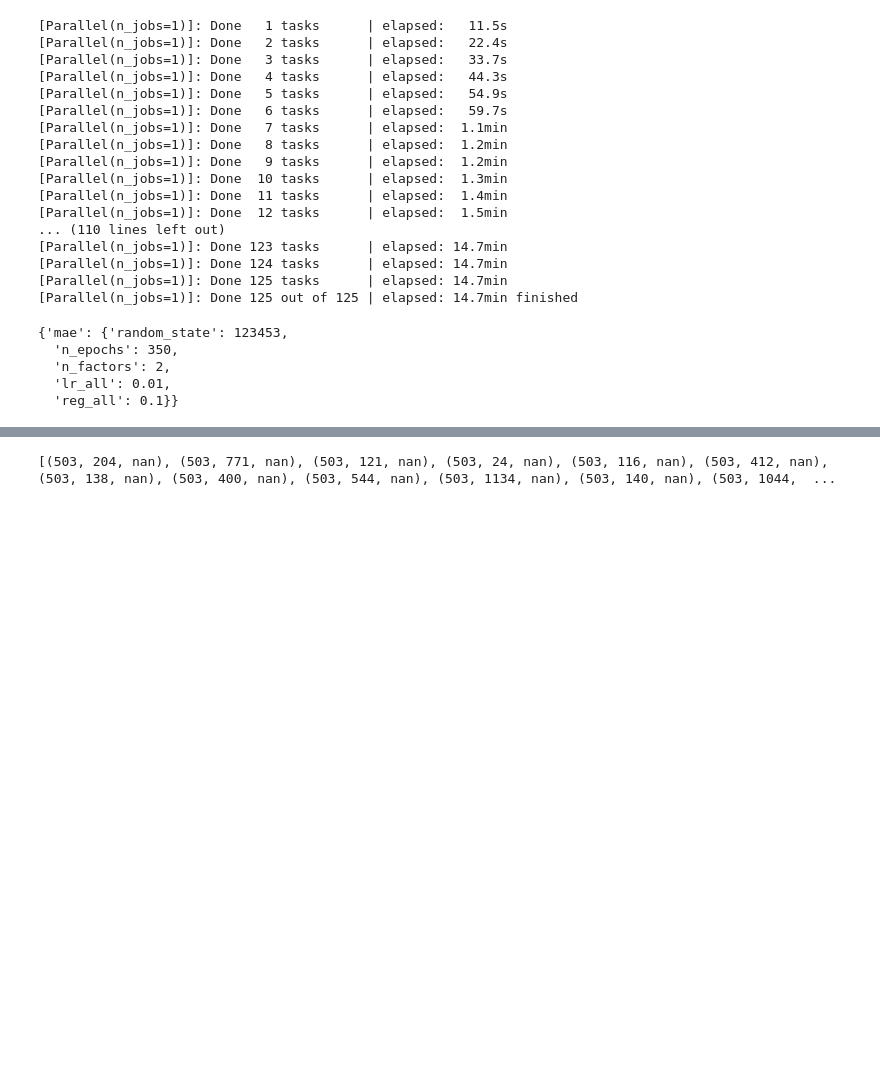
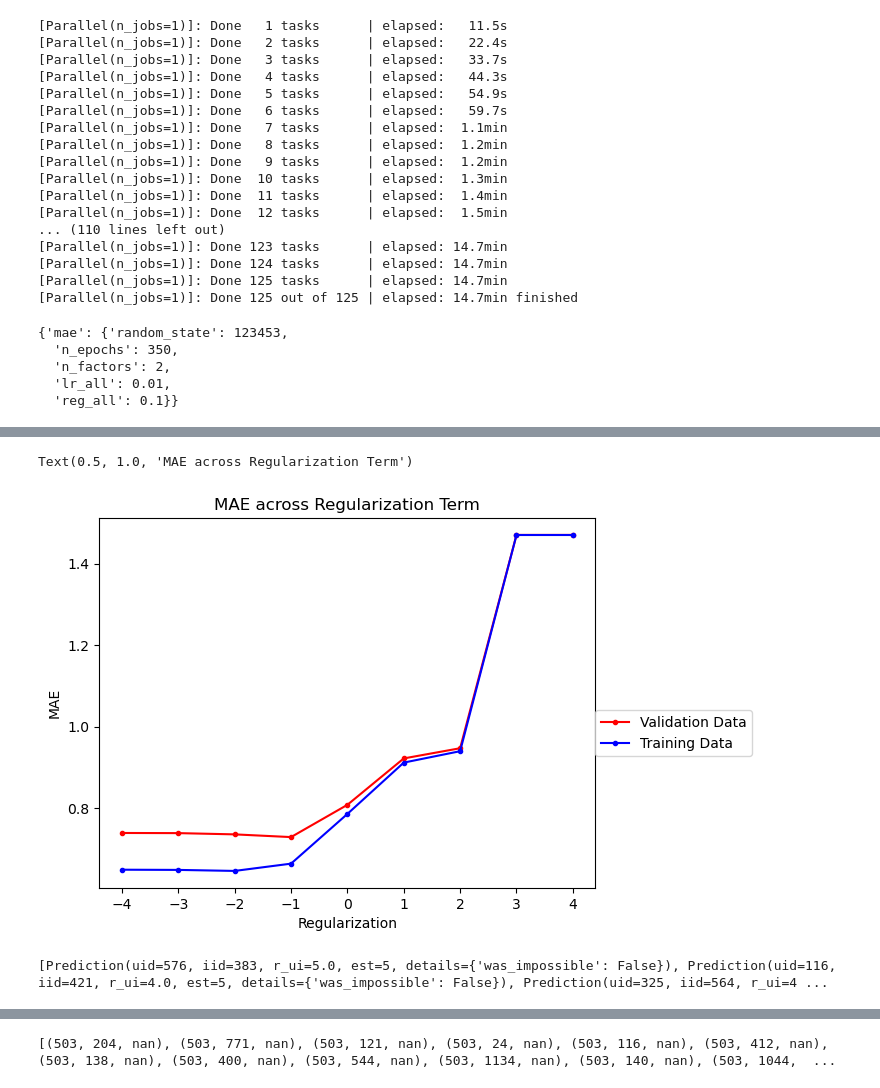
Before and after one commit to davidshapiro13/ML-ProjectB-November2025, a Jupyter notebook: part2 jupiter.ipynb, the cells around one changed output, grey strips where cells are left out. Drawn from its saved outputs; the diff is of its cells as text; code cells hidden in the pictures; blank space fills up the shorter version.

```diff
--- a/part2 jupiter.ipynb
+++ b/part2 jupiter.ipynb
@@ -107,0 +156,11 @@ Text(0.5, 1.0, 'MAE across K Values')
+# %%
+reg_all = np.logspace(-4, 4, 9)
+MAE_valid = []
+MAE_train = []
+for reg in reg_all:
+    k_test_model = SVD(n_factors=2, n_epochs=350, lr_all=0.01, reg_all=reg, random_state=123453)
+    k_test_model.fit(training_split)
+    results_valid = k_test_model.test(validation_split)
+    results_train = k_test_model.test(training_split.build_testset())
+    MAE_valid.append(accuracy.mae(results_valid))
+    MAE_train.append(accuracy.mae(results_train))
@@ -107,0 +186,16 @@ Text(0.5, 1.0, 'MAE across K Values')
+# %%
+plt.plot(np.log10(reg_all), MAE_valid, '.-', color='red', label='Validation Data')
+plt.plot(np.log10(reg_all), MAE_train, '.-', color='blue', label='Training Data')
+plt.ylabel("MAE")
+plt.legend(bbox_to_anchor=(1.33, 0.5))
+plt.xlabel("Regularization")
+plt.title("MAE across Regularization Term")
+# %% [output]
+Text(0.5, 1.0, 'MAE across Regularization Term')
+[figure, added]
+# %%
+true_val = [result.r_ui for result in results_valid]
+pred_val = [result.est for result in results_valid]
+print(results_valid)
+# %% [output]
+[Prediction(uid=576, iid=383, r_ui=5.0, est=5, details={'was_impossible': False}), Prediction(uid=116, iid=421, r_ui=4.0, est=5, details={'was_impossible': False}), Prediction(uid=325, iid=564, r_ui=4 ...
```
Also changed, not shown: parts of 11 cells of this notebook, 13 other files.
